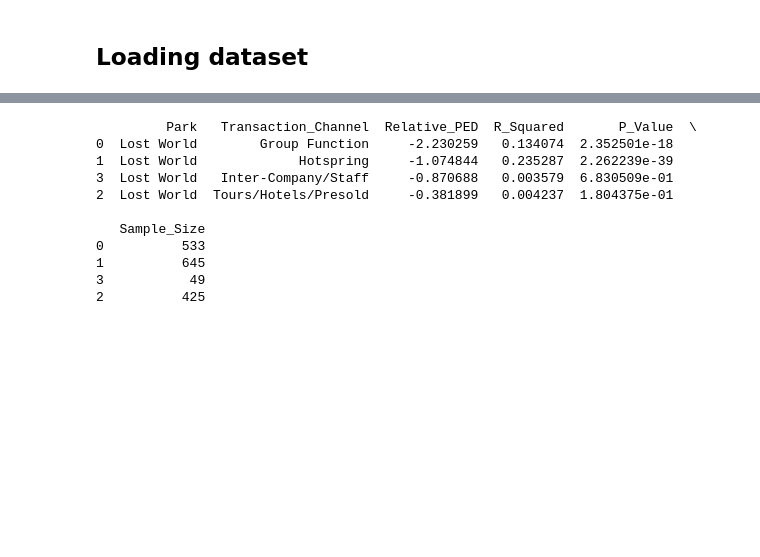
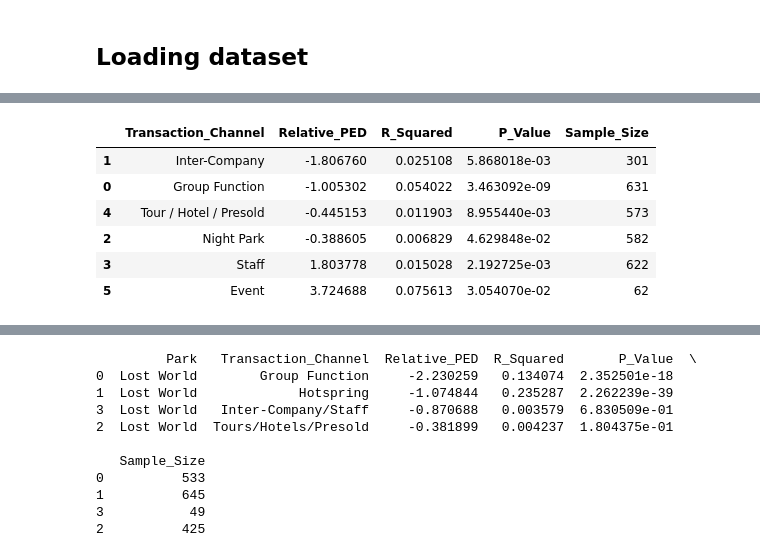
Before and after one commit to henrytansunway/sunway-theme-park, a Jupyter notebook: ped_estimation.ipynb, the cells around one changed output, grey strips where cells are left out. Saved outputs shown, nothing was run; the diff lists cells and outputs as text; code cells hidden in the pictures; blank space fills up the shorter version.

```diff
--- a/ped_estimation.ipynb
+++ b/ped_estimation.ipynb
@@ -175,0 +170,47 @@ print(ped_results)
+# %%
+# 6. NESTED LOOP: Estimate PED for each Channel in Sunway Lagoon
+results = []
+unique_channels = processed['Grouping'].unique()
+
+for channel in unique_channels:
+    chan_data = processed[processed['Grouping'] == channel].copy()
+    chan_data = chan_data.replace([np.inf, -np.inf], np.nan).dropna(subset=['ln_Price_Ratio', 'ln_Qty_Ratio'])
+
+    # Need a decent sample size for daily regression
+    # Skip the transaction channel with less than 20
+    if len(chan_data) < 20:
+        continue
+
+    try:
+        X = sm.add_constant(chan_data['ln_Price_Ratio'])
+        y = chan_data['ln_Qty_Ratio']
+
+        model = sm.OLS(y, X).fit()
+
+        results.append({
+            'Transaction_Channel': channel,
+            'Relative_PED': model.params.iloc[1],
+            'R_Squared': model.rsquared,
+            'P_Value': model.pvalues.iloc[1],
+            'Sample_Size': len(chan_data)
+        })
+    except:
+        continue
+
+# --- Execution ---
+# Convert the list of results into a Pandas DataFrame
+df_results = pd.DataFrame(results)
+
+# Now you can use .sort_values() on the DataFrame
+ped_results = df_results.sort_values(by='Relative_PED')
+
+# Display the result
+ped_results
+# %% [output]
+|  | Transaction_Channel | Relative_PED | R_Squared | P_Value | Sample_Size |
+| 1 | Inter-Company | -1.806760 | 0.025108 | 5.868018e-03 | 301 |
+| 0 | Group Function | -1.005302 | 0.054022 | 3.463092e-09 | 631 |
+| 4 | Tour / Hotel / Presold | -0.445153 | 0.011903 | 8.955440e-03 | 573 |
+| 2 | Night Park | -0.388605 | 0.006829 | 4.629848e-02 | 582 |
+| 3 | Staff | 1.803778 | 0.015028 | 2.192725e-03 | 622 |
+| 5 | Event | 3.724688 | 0.075613 | 3.054070e-02 | 62 |
```
Also changed, not shown: parts of 7 cells of this notebook.
